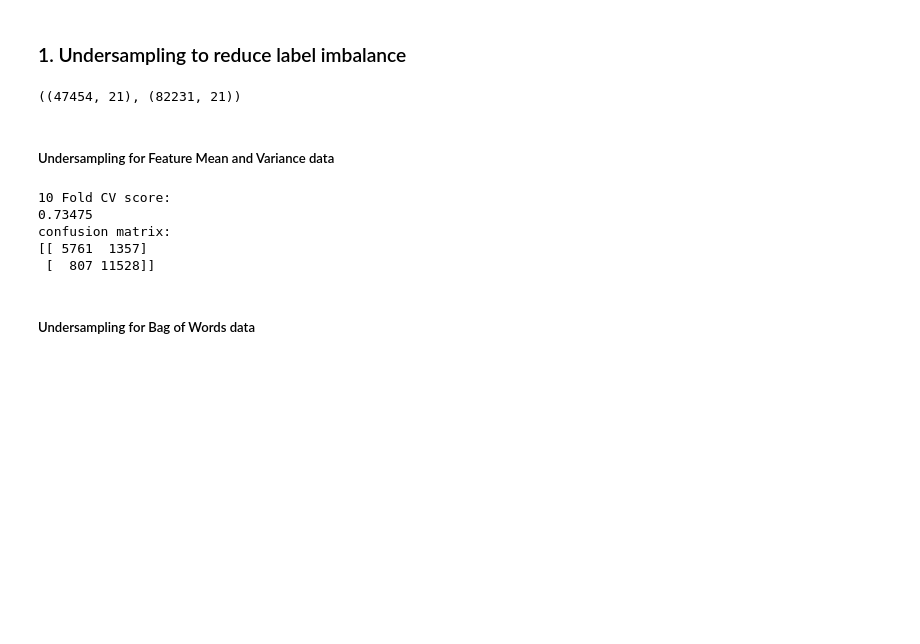
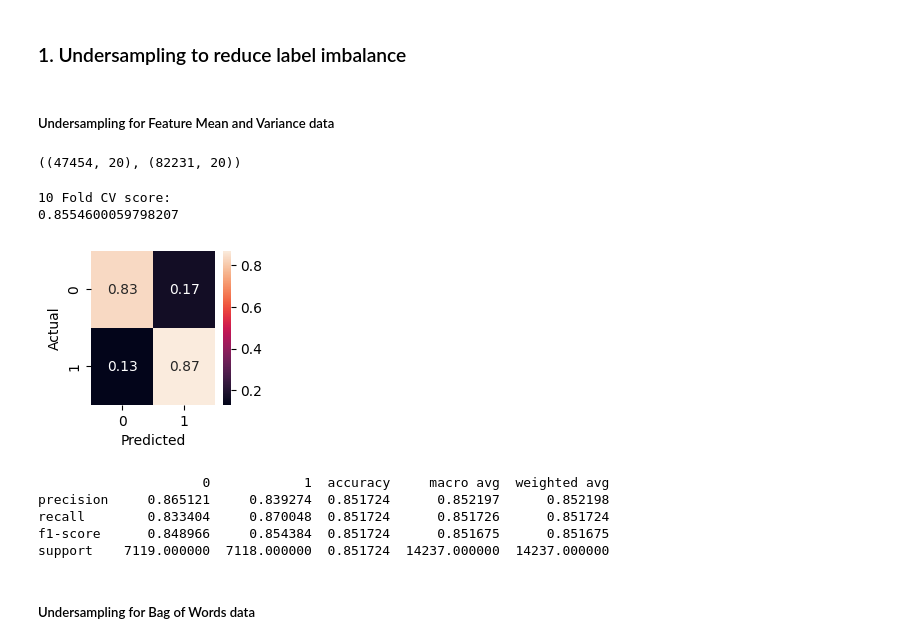
Before and after one commit to DanickCarrier/ml_commercial_detection, a Jupyter notebook: msci-446-submission-2.ipynb, the cells around one changed output. Cells and saved outputs as stored; diff of their text form; code cells hidden in the pictures; blank space fills up the shorter version.

```diff
--- a/msci-446-submission-2.ipynb
+++ b/msci-446-submission-2.ipynb
@@ -316,12 +327,14 @@ nbag_data=df
 The `accuracy` function helps us cross validate the accuracy of models and outputs the classification report for them
 # %%
 def accuracy(model,x_data,y_data):
+  #10 Fold cross validation
   print("10 Fold CV score: ")
-  print(cross_val_score(model,x_data,y_data,cv=10).mean())
+  score=cross_val_score(model,x_data,y_data,cv=10).mean()
+  print(score)
   x_train, x_test, y_train, y_test = train_test_split(x_data, y_data, test_size=0.15, random_state=102, stratify=y_data)
   model.fit(x_train,y_train)
   y_pred=model.predict(x_test)
-
+  #Confusion Matrix
   cm = confusion_matrix(y_test, y_pred)
   # Normalise
   cmn = cm.astype('float') / cm.sum(axis=1)[:, np.newaxis]
@@ -330,7 +343,7 @@ def accuracy(model,x_data,y_data):
   plt.ylabel('Actual')
   plt.xlabel('Predicted')
   plt.show(block=False)
-
+  #classification report
   print(pd.DataFrame(classification_report(y_test, y_pred, output_dict=True)))
 # %% [markdown]
 ##### Here is the base model accuracy for feature mean and variance data
@@ -363,29 +377,33 @@ support    7118.000000  12335.000000  0.904179  19453.000000  19453.000000
 # Exploring different ways of improving accuracy
 # %% [markdown]
 ### 1. Undersampling to reduce label imbalance
-# %%
-df_zero = df.loc[df['label'] == 0,:]
-df_one = df.loc[df['label'] == 1,:]
-df_zero.shape, df_one.shape
-# %% [output]
-((47454, 21), (82231, 21))
 # %% [markdown]
 ##### Undersampling for Feature Mean and Variance data
+# %%
+#Splitting the data by label
+df_zero = df.loc[df['label'] == 0,:]
+df_one = df.loc[df['label'] == 1,:]
+df_zero.shape, df_one.shape
+# %% [output]
+((47454, 20), (82231, 20))
 # %%
 clf = DecisionTreeClassifier()
 data=pd.concat(
   [
-    nbag_data.loc[df['label'] == 0,:].sample(n=4000,random_state=42),
-    nbag_data.loc[df['label'] == 1,:].sample(n=4000,random_state=42)
+    nbag_data.loc[df['label'] == 0,:].sample(n=47454,random_state=42),
+    nbag_data.loc[df['label'] == 1,:].sample(n=47454,random_state=42)
   ]
 )
 accuracy(clf,data.drop(['label'], axis='columns'),data['label'])
 # %% [output]
 10 Fold CV score:
-0.73475
-confusion matrix:
-[[ 5761  1357]
- [  807 11528]]
+0.8554600059798207
+[figure, added]
+                     0            1  accuracy     macro avg  weighted avg
+precision     0.865121     0.839274  0.851724      0.852197      0.852198
+recall        0.833404     0.870048  0.851724      0.851726      0.851724
+f1-score      0.848966     0.854384  0.851724      0.851675      0.851675
+support    7119.000000  7118.000000  0.851724  14237.000000  14237.000000
 # %% [markdown]
 ##### Undersampling for Bag of Words data
 # %%
```
Also changed, not shown: parts of 82 cells of this notebook, 1 other file.
